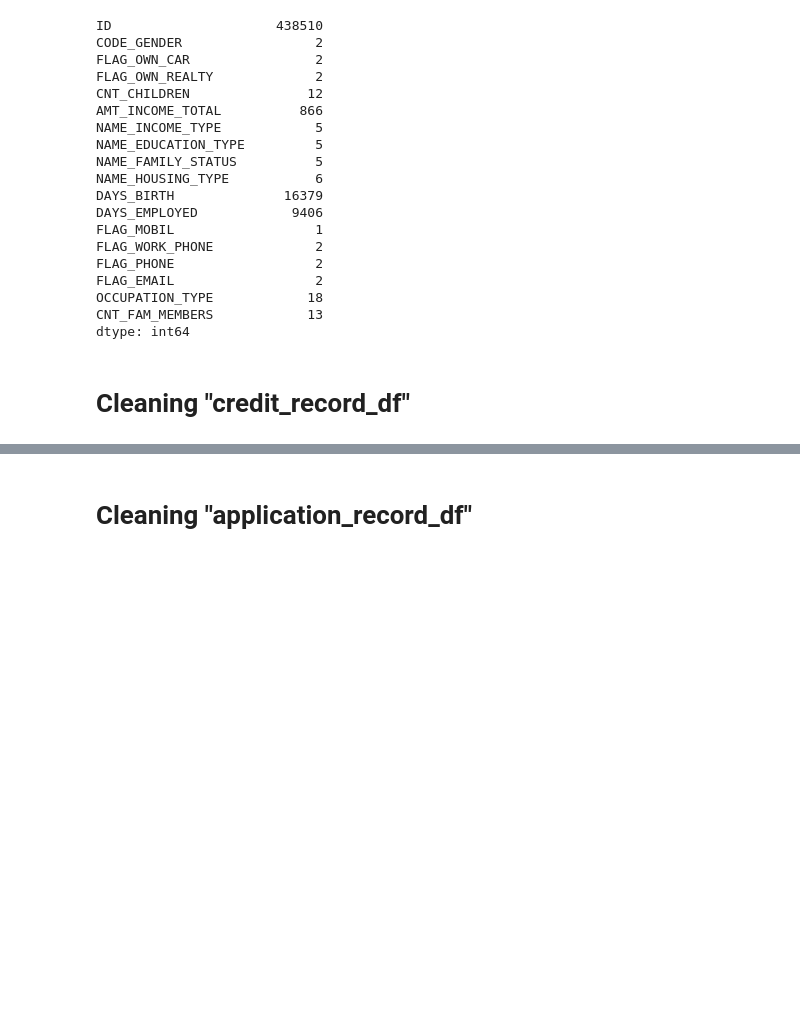
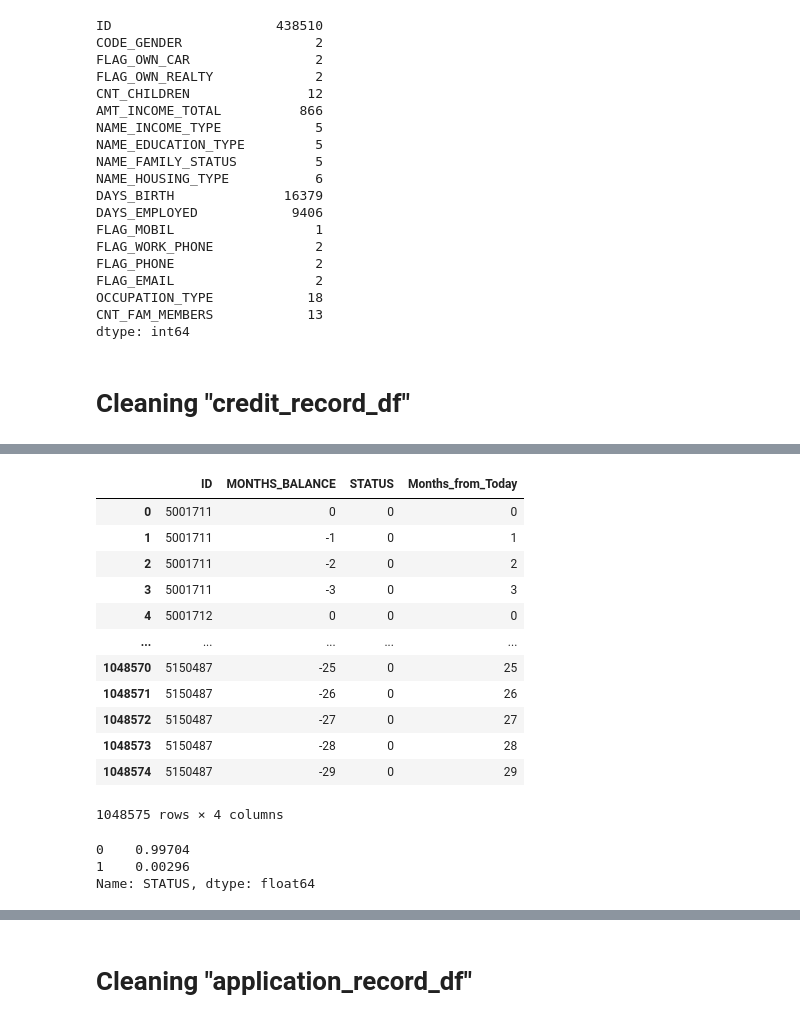
Before and after one commit to summerginger/DataSweeper_Project, a Jupyter notebook: Kaggle_Dataframe_Structures.ipynb, the cells around one changed output, grey strips where cells are left out. Saved outputs shown, nothing was run; the diff lists cells and outputs as text; code cells hidden in the pictures; blank space fills up the shorter version.

```diff
--- a/Kaggle_Dataframe_Structures.ipynb
+++ b/Kaggle_Dataframe_Structures.ipynb
@@ -105,0 +147,23 @@ dtype: int64
+# %%
+credit_record_df
+# %% [output]
+|  | ID | MONTHS_BALANCE | STATUS | Months_from_Today |
+| 0 | 5001711 | 0 | 0 | 0 |
+| 1 | 5001711 | -1 | 0 | 1 |
+| 2 | 5001711 | -2 | 0 | 2 |
+| 3 | 5001711 | -3 | 0 | 3 |
+| 4 | 5001712 | 0 | 0 | 0 |
+| ... | ... | ... | ... | ... |
+| 1048570 | 5150487 | -25 | 0 | 25 |
+| 1048571 | 5150487 | -26 | 0 | 26 |
+| 1048572 | 5150487 | -27 | 0 | 27 |
+| 1048573 | 5150487 | -28 | 0 | 28 |
+| 1048574 | 5150487 | -29 | 0 | 29 |
+1048575 rows × 4 columns
+# %%
+# Count of "Good:1" versus "Bad:0"
+credit_record_df['STATUS'].value_counts(normalize=True)
+# %% [output]
+0    0.99704
+1    0.00296
+Name: STATUS, dtype: float64
```
Also changed, not shown: parts of 9 cells of this notebook.
